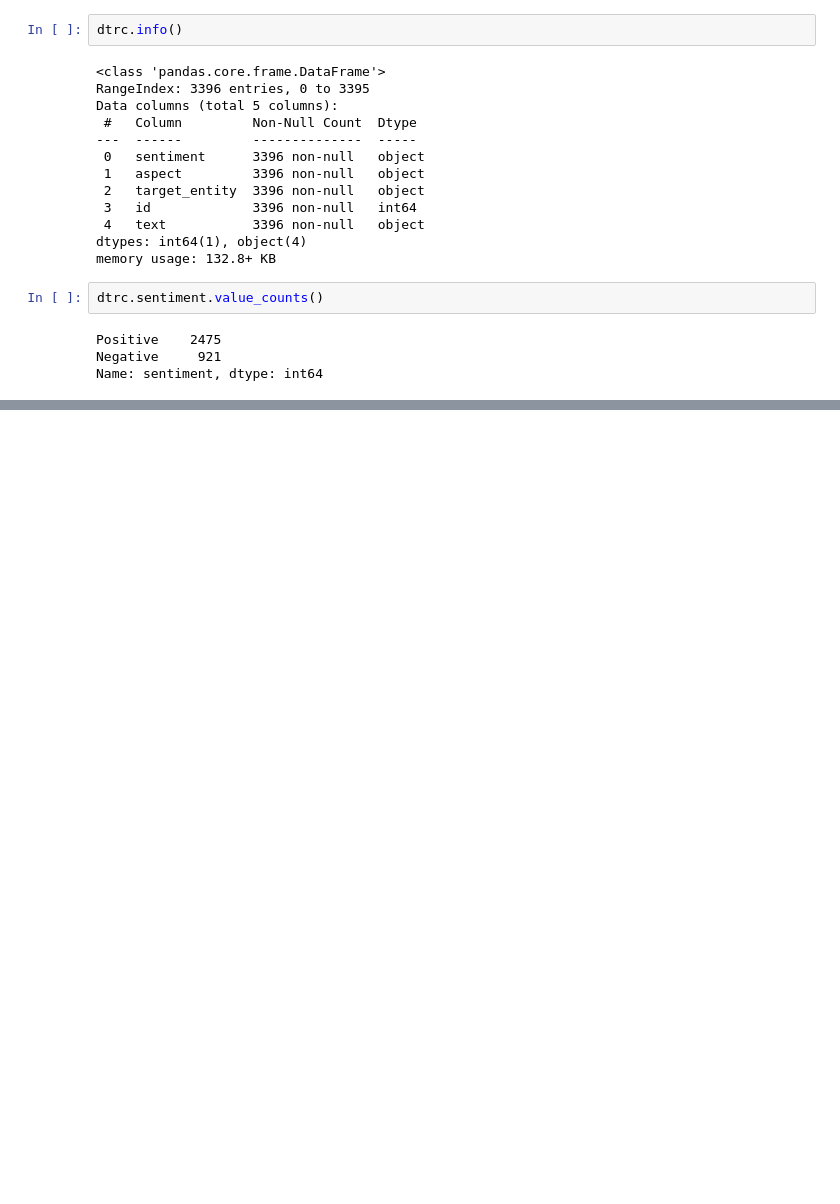
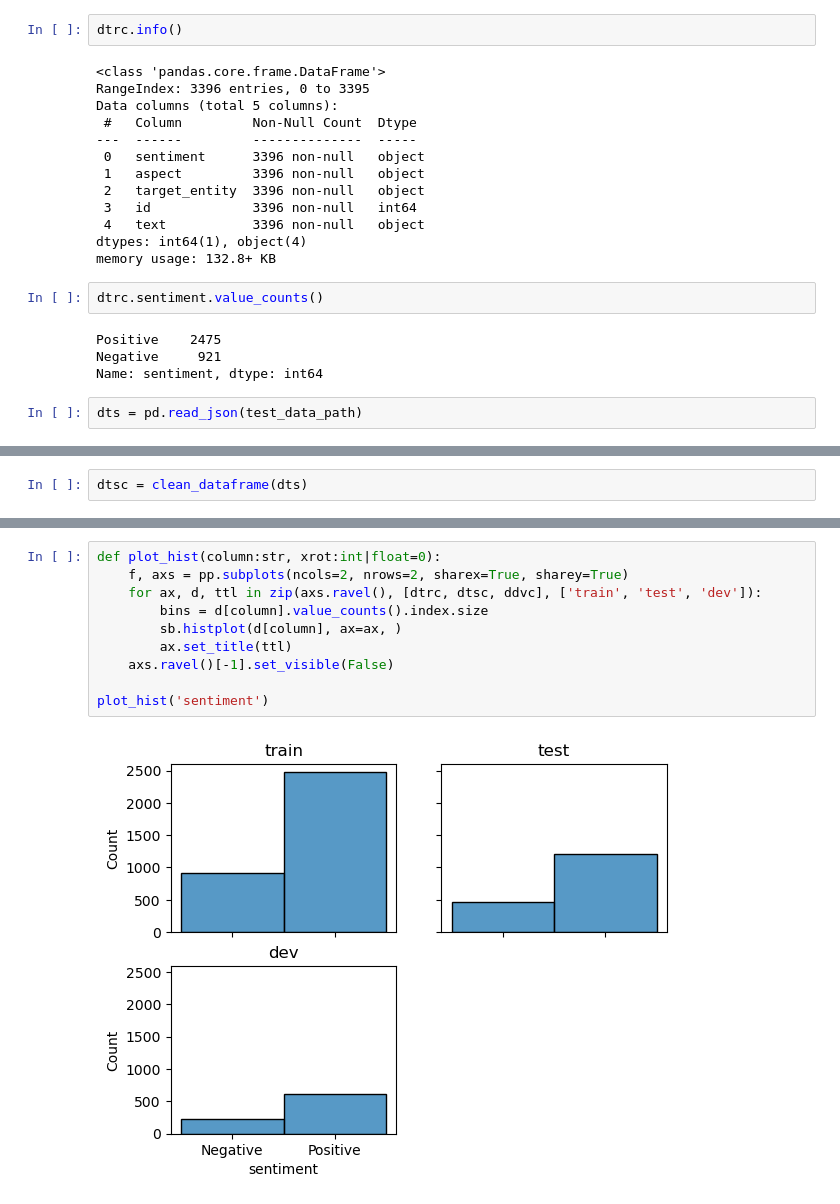
Before and after one commit to erdemkarakoylu/targeted_sentiment_nli, a Jupyter notebook: notebooks/eda_sentihood.ipynb, the cells around one changed output, grey strips where cells are left out. Drawn from its saved outputs; the diff is of its cells as text; blank space fills up the shorter version.

```diff
--- a/notebooks/eda_sentihood.ipynb
+++ b/notebooks/eda_sentihood.ipynb
@@ -104,3 +105,5 @@ dtrc.sentiment.value_counts()
 Positive    2475
 Negative     921
 Name: sentiment, dtype: int64
+# %%
+dts = pd.read_json(test_data_path)
@@ -106,0 +132,2 @@ Name: sentiment, dtype: int64
+# %%
+dtsc = clean_dataframe(dts)
@@ -106,0 +170,12 @@ Name: sentiment, dtype: int64
+# %%
+def plot_hist(column:str, xrot:int|float=0):
+    f, axs = pp.subplots(ncols=2, nrows=2, sharex=True, sharey=True)
+    for ax, d, ttl in zip(axs.ravel(), [dtrc, dtsc, ddvc], ['train', 'test', 'dev']):
+        bins = d[column].value_counts().index.size
+        sb.histplot(d[column], ax=ax, )
+        ax.set_title(ttl)
+    axs.ravel()[-1].set_visible(False)
+
+plot_hist('sentiment')
+# %% [output]
+[figure, added]
```
Also changed, not shown: parts of 9 cells of this notebook.
